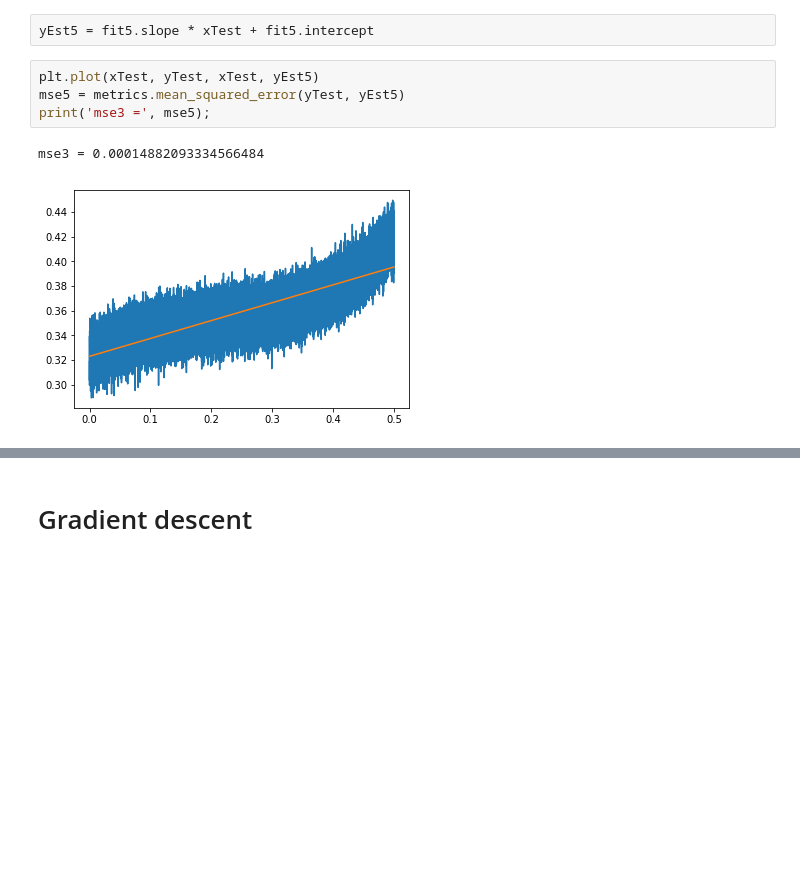
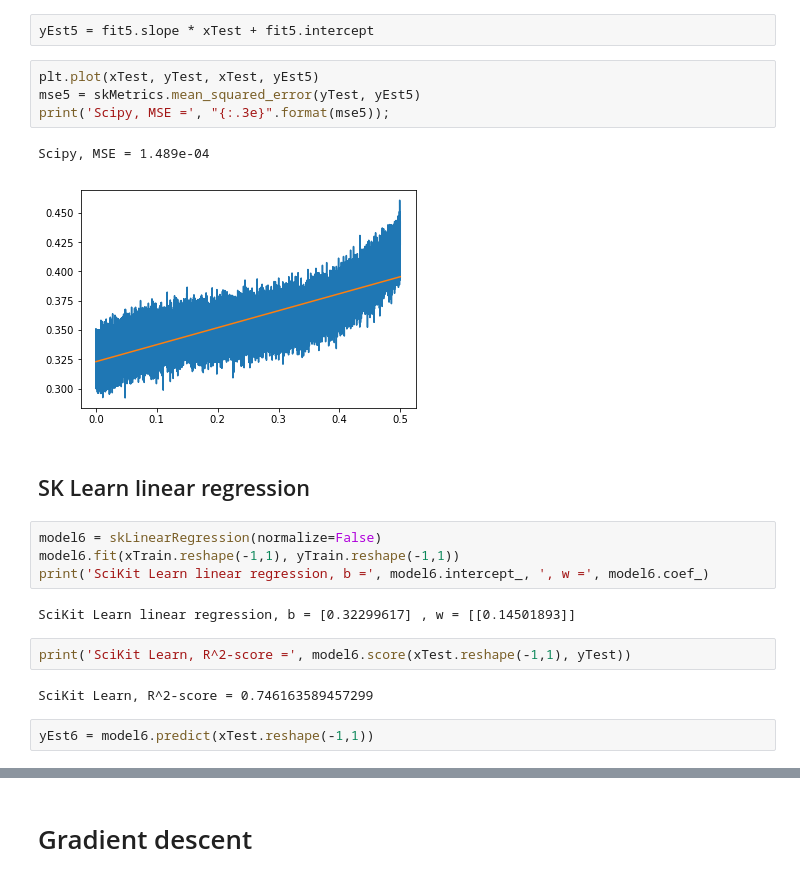
Before and after one commit to tonio73/data-science, a Jupyter notebook: linear/LinearRegressionUnivariate.ipynb, the cells around one changed output, grey strips where cells are left out. Drawn from its saved outputs; the diff is of its cells as text; blank space fills up the shorter version.

Commit message:
Adding SKlearn to linear regression univariate, + improvements on the outputs

```diff
--- a/linear/LinearRegressionUnivariate.ipynb
+++ b/linear/LinearRegressionUnivariate.ipynb
@@ -173,8 +174,22 @@ LinregressResult(slope=0.14480385430332268, intercept=0.3230585808470475, rvalue
 yEst5 = fit5.slope * xTest + fit5.intercept
 # %%
 plt.plot(xTest, yTest, xTest, yEst5)
-mse5 = metrics.mean_squared_error(yTest, yEst5)
-print('mse3 =', mse5);
+mse5 = skMetrics.mean_squared_error(yTest, yEst5)
+print('Scipy, MSE =', "{:.3e}".format(mse5));
 # %% [output]
-mse3 = 0.00014882093334566484
+Scipy, MSE = 1.489e-04
-[figure, old version]
+[figure, new version]
+# %% [markdown]
+## SK Learn linear regression
+# %%
+model6 = skLinearRegression(normalize=False)
+model6.fit(xTrain.reshape(-1,1), yTrain.reshape(-1,1))
+print('SciKit Learn linear regression, b =', model6.intercept_, ', w =', model6.coef_)
+# %% [output]
+SciKit Learn linear regression, b = [0.32299617] , w = [[0.14501893]]
+# %%
+print('SciKit Learn, R^2-score =', model6.score(xTest.reshape(-1,1), yTest))
+# %% [output]
+SciKit Learn, R^2-score = 0.746163589457299
+# %%
+yEst6 = model6.predict(xTest.reshape(-1,1))
```
Also changed, not shown: parts of 36 cells of this notebook, 1 other file.
